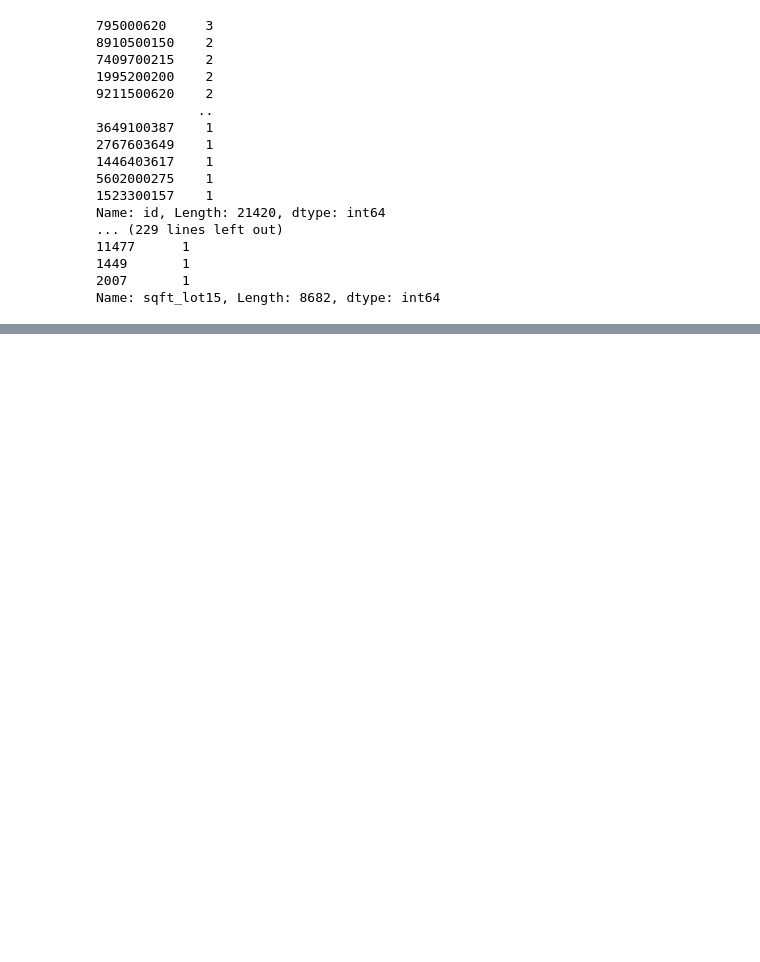
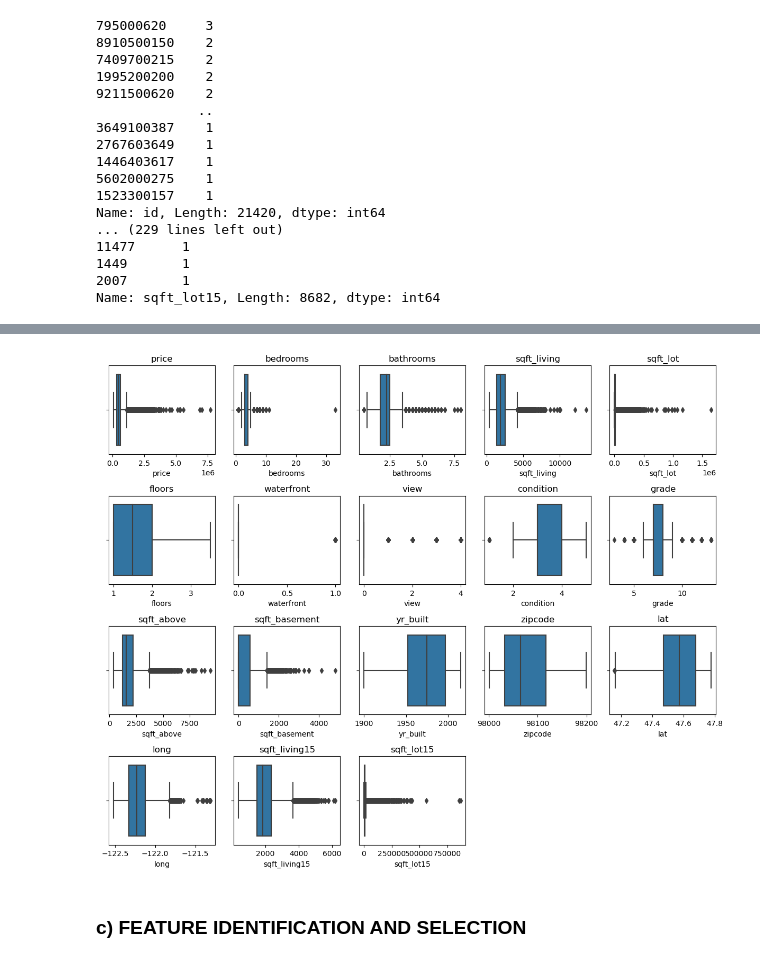
Before and after one commit to Gladys-Aura/PHASE-2-NEW-PROJECT, a Jupyter notebook: Student.ipynb, the cells around one changed output, grey strips where cells are left out. Drawn from its saved outputs; the diff is of its cells as text; code cells hidden in the pictures; blank space fills up the shorter version.

```diff
--- a/Student.ipynb
+++ b/Student.ipynb
@@ -267,0 +790,16 @@ df['sqft_basement'] = df['sqft_basement'].astype(float)
+# %%
+# Select the numerical columns for outlier analysis
+numerical_columns = df_updated.select_dtypes(include=['float64', 'int64']).columns
+
+# Create box plots for each numerical column
+plt.figure(figsize=(12, 10))
+for i, column in enumerate(numerical_columns):
+    plt.subplot(4, 5, i+1)
+    sns.boxplot(x=df_updated[column])
+    plt.title(column)
+plt.tight_layout()
+plt.show()
+# %% [output]
+[figure, added]
+# %% [markdown]
+### c) FEATURE IDENTIFICATION AND SELECTION
```
Also changed, not shown: parts of 72 cells of this notebook.
